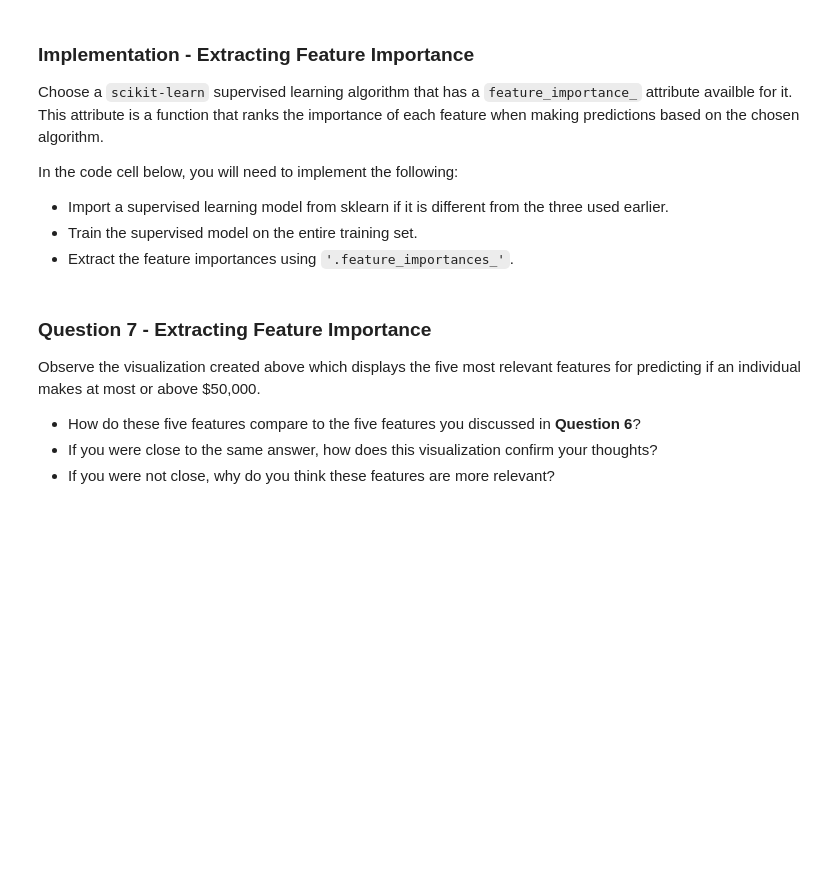
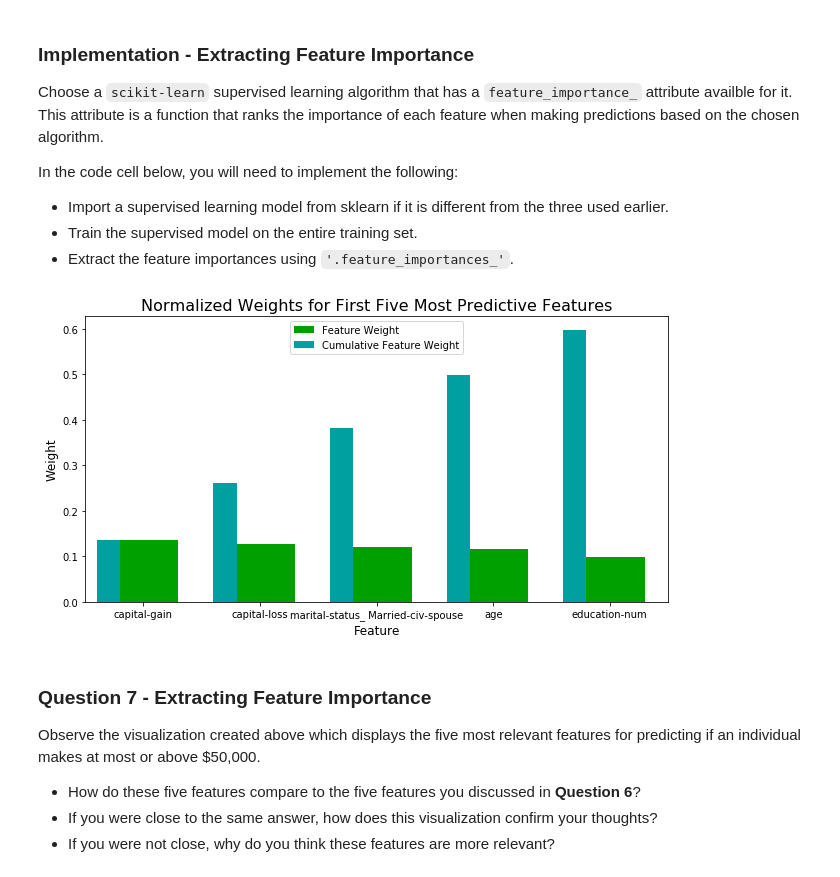
Before and after one commit to keshavmusunuri/Finding-Charity-Donors, a Jupyter notebook: finding_donors.ipynb, the cells around one changed output. Saved outputs shown, nothing was run; the diff lists cells and outputs as text; code cells hidden in the pictures; blank space fills up the shorter version.

```diff
--- a/finding_donors.ipynb
+++ b/finding_donors.ipynb
@@ -538,15 +589,17 @@ In the code cell below, you will need to implement the following:
 # %%
 # TODO: Import a supervised learning model that has 'feature_importances_'
 
 
 # TODO: Train the supervised model on the training set using .fit(X_train, y_train)
-model = None
+model = GradientBoostingClassifier().fit(X_train, y_train)
 
 # TODO: Extract the feature importances using .feature_importances_
-importances = None
+importances = model.feature_importances_
 
 # Plot
 vs.feature_plot(importances, X_train, y_train)
+# %% [output]
+[figure, added]
 # %% [markdown]
 ### Question 7 - Extracting Feature Importance
 
```
Also changed, not shown: parts of 19 cells of this notebook, 1 other file.
